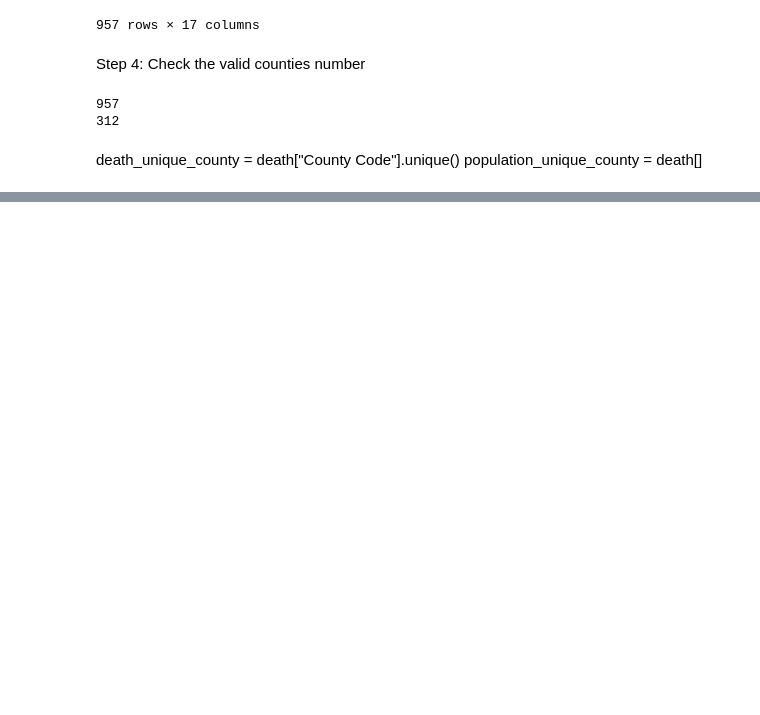
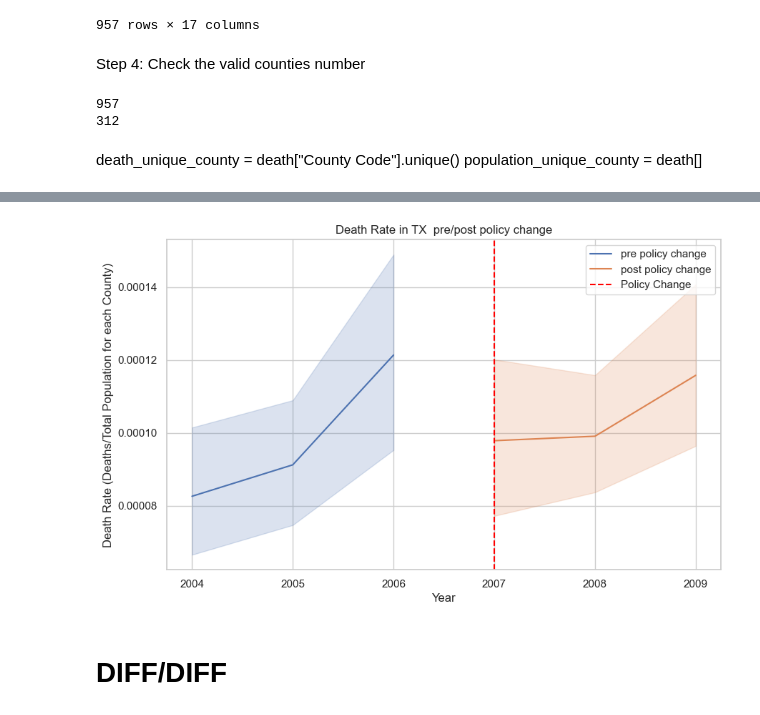
Before and after one commit to MIDS-at-Duke/opioid-2023-kml, a Jupyter notebook: merge_death_population.ipynb, the cells around one changed output, grey strips where cells are left out. Cells and saved outputs as stored; diff of their text form; code cells hidden in the pictures; blank space fills up the shorter version.

```diff
--- a/merge_death_population.ipynb
+++ b/merge_death_population.ipynb
@@ -144,0 +784,6 @@ small_county.describe()
+# %%
+TX_KS_cleaned = TX_KS.dropna(subset=["Deaths"])
+
+# Display the sum of missing counts and the DataFrame after dropping NaN values
+print(f"Sum of missing counts: {missing_data_TX_KS['MissingCount'].sum()}")
+TX_KS_cleaned
@@ -144,0 +947,35 @@ small_county.describe()
+# %%
+TX_KS_cleaned["DeathRate"] = TX_KS_cleaned["Deaths"] / TX_KS_cleaned["Population"]
+# %%
+tx = TX_KS_cleaned[TX_KS_cleaned["State"] == "TX"]
+pre_tx_graph = tx[tx["Year"].isin(pre)]
+post_tx_graph = tx[tx["Year"].isin(post)]
+
+# plot pre_fl and post_fl in one graph
+import seaborn as sns
+import matplotlib.pyplot as plt
+
+sns.set(style="whitegrid")
+plt.figure(figsize=(10, 6))
+
+sns.lineplot(data=pre_tx_graph, x="Year", y="DeathRate", label="pre policy change")
+sns.lineplot(data=post_tx_graph, x="Year", y="DeathRate", label="post policy change")
+
+ks = TX_KS_cleaned[TX_KS_cleaned["State"] == "KS"]
+pre_ks_graph = ks[ks["Year"].isin(pre)]
+post_ks_graph = ks[ks["Year"].isin(post)]
+
+# sns.lineplot(data=pre_ks_graph, x="Year", y="DeathRate", label="control pre")
+# sns.lineplot(data=post_ks_graph, x="Year", y="DeathRate", label="control post")
+plt.axvline(x=2007, color="red", linestyle="--", label="Policy Change")
+
+plt.xlabel("Year")
+plt.ylabel("Death Rate (Deaths/Total Population for each County)")
+plt.title("Death Rate in TX  pre/post policy change")
+plt.legend()
+
+plt.show()
+# %% [output]
+[figure, added]
+# %% [markdown]
+# DIFF/DIFF
```
Also changed, not shown: parts of 79 cells of this notebook, 3 other files.
